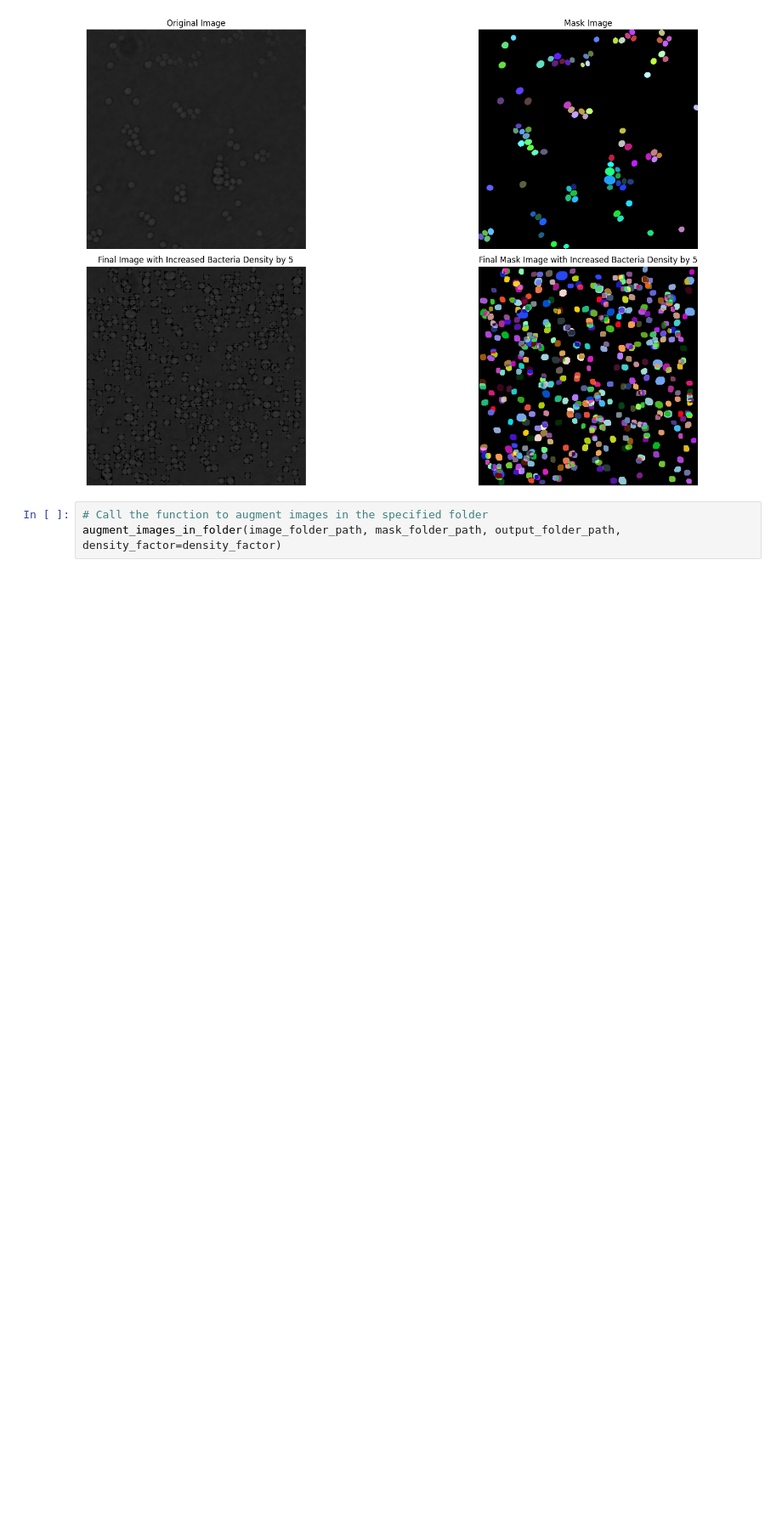
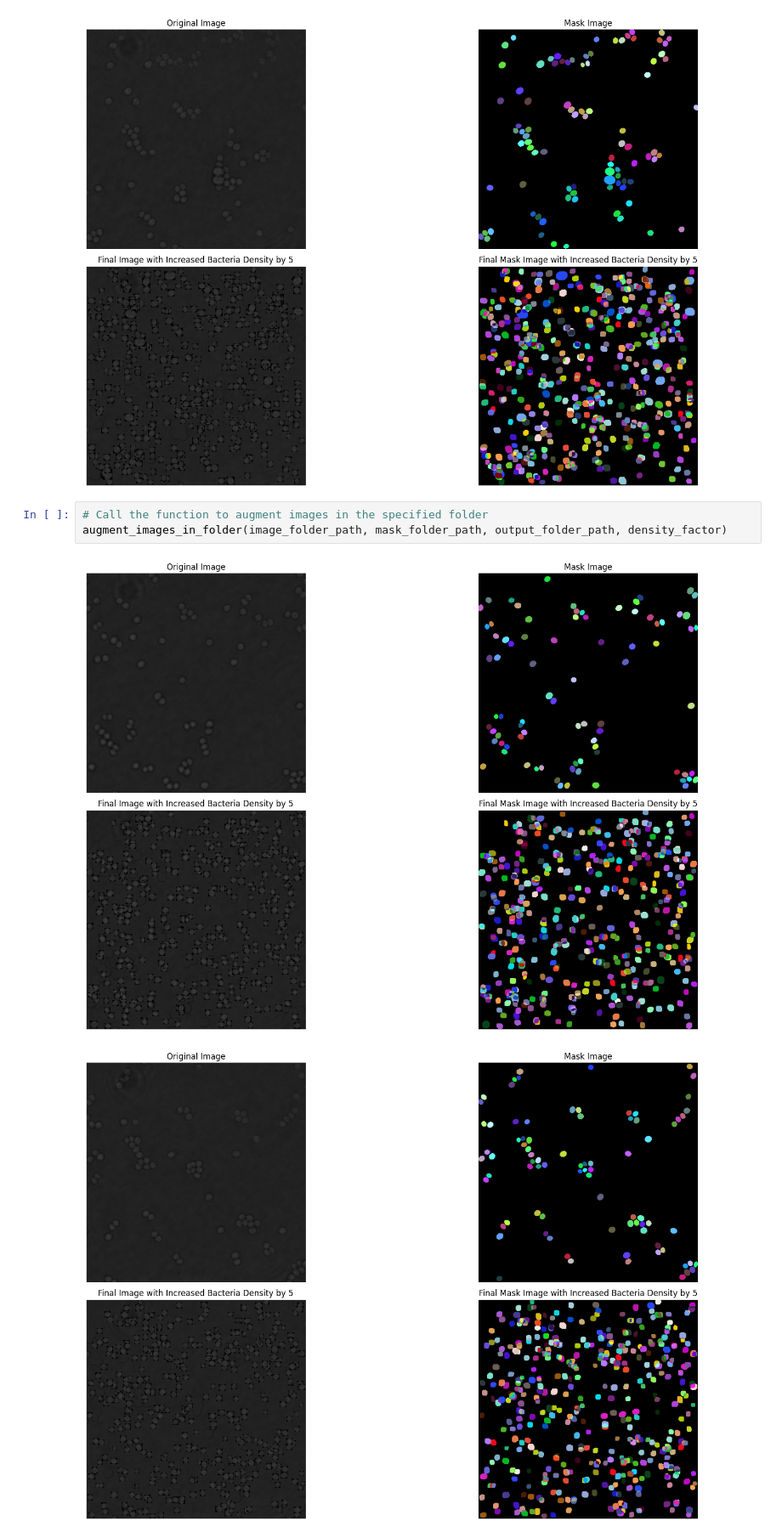
Before and after one commit to Ipboyd/523DeepBacImprovementProject, a Jupyter notebook: data_augmentation.ipynb, the cells around one changed output. Shown at 85% size. Cells and saved outputs as stored; diff of their text form; blank space fills up the shorter version.

Commit message:
Add option to save images to folders

```diff
--- a/data_augmentation.ipynb
+++ b/data_augmentation.ipynb
@@ -371,4 +365,7 @@ original_image_rgb, mask_image_rgb, final_rgb, final_mask_rgb = process_images(
 [figure]
 # %%
 # Call the function to augment images in the specified folder
-augment_images_in_folder(image_folder_path, mask_folder_path, output_folder_path, density_factor=density_factor)
+augment_images_in_folder(image_folder_path, mask_folder_path, output_folder_path, density_factor)
+# %% [output]
+[figure, added]
+[figure, added]
```
Also changed, not shown: parts of 2 cells of this notebook.
